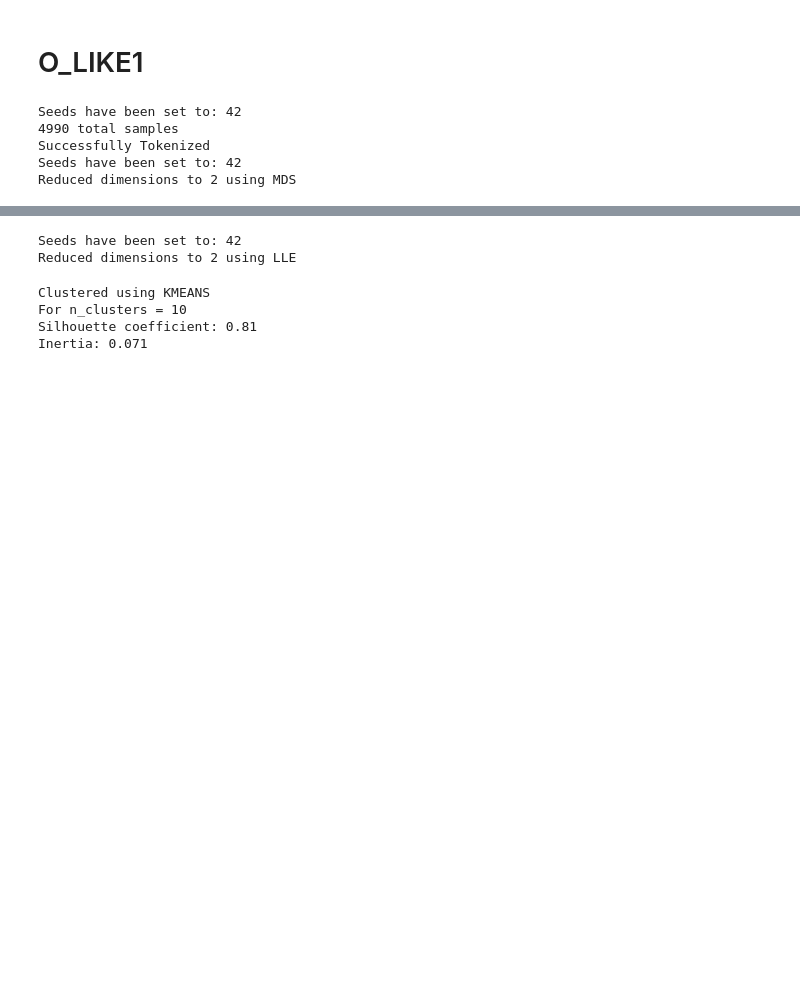
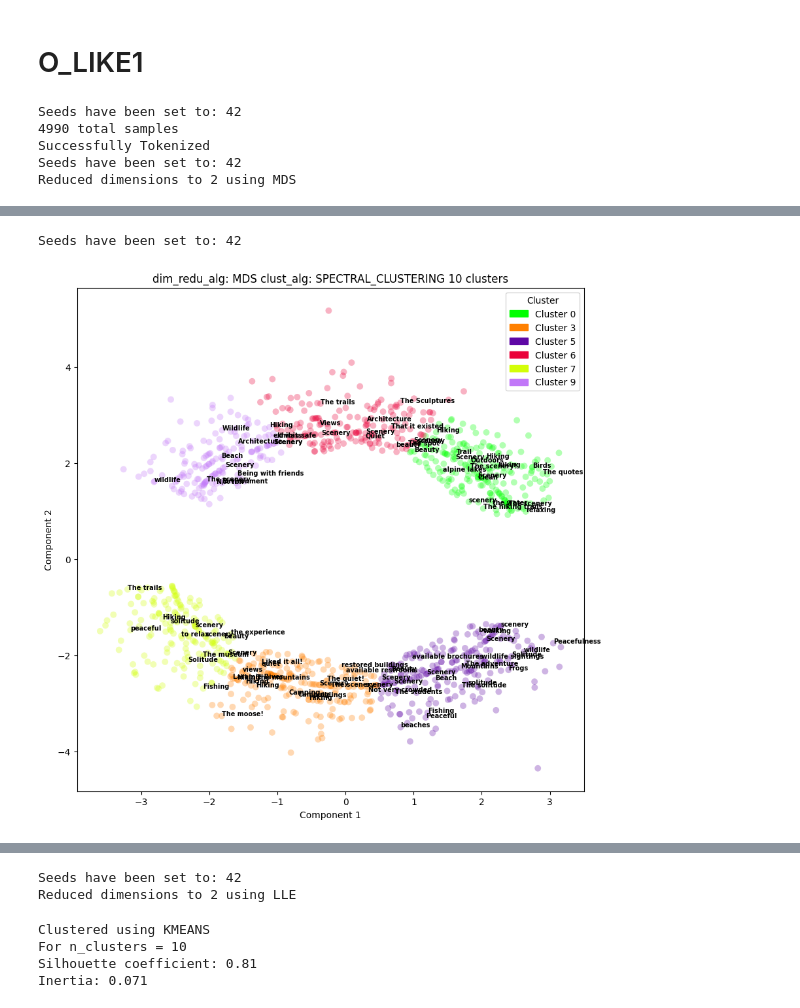
Before and after one commit to austinlackey/nps-sem, a Jupyter notebook: Code/test.ipynb, the cells around one changed output, grey strips where cells are left out. Drawn from its saved outputs; the diff is of its cells as text; code cells hidden in the pictures; blank space fills up the shorter version.

```diff
--- a/Code/test.ipynb
+++ b/Code/test.ipynb
@@ -515,0 +524,5 @@ Silhouette coefficient: 0.20
+# %%
+mds_model.viz_clusters(cluster_filter=[0, 3, 5, 6, 7, 9])
+# %% [output]
+Seeds have been set to: 42
+[figure, added]
```
Also changed, not shown: parts of 4 cells of this notebook.
